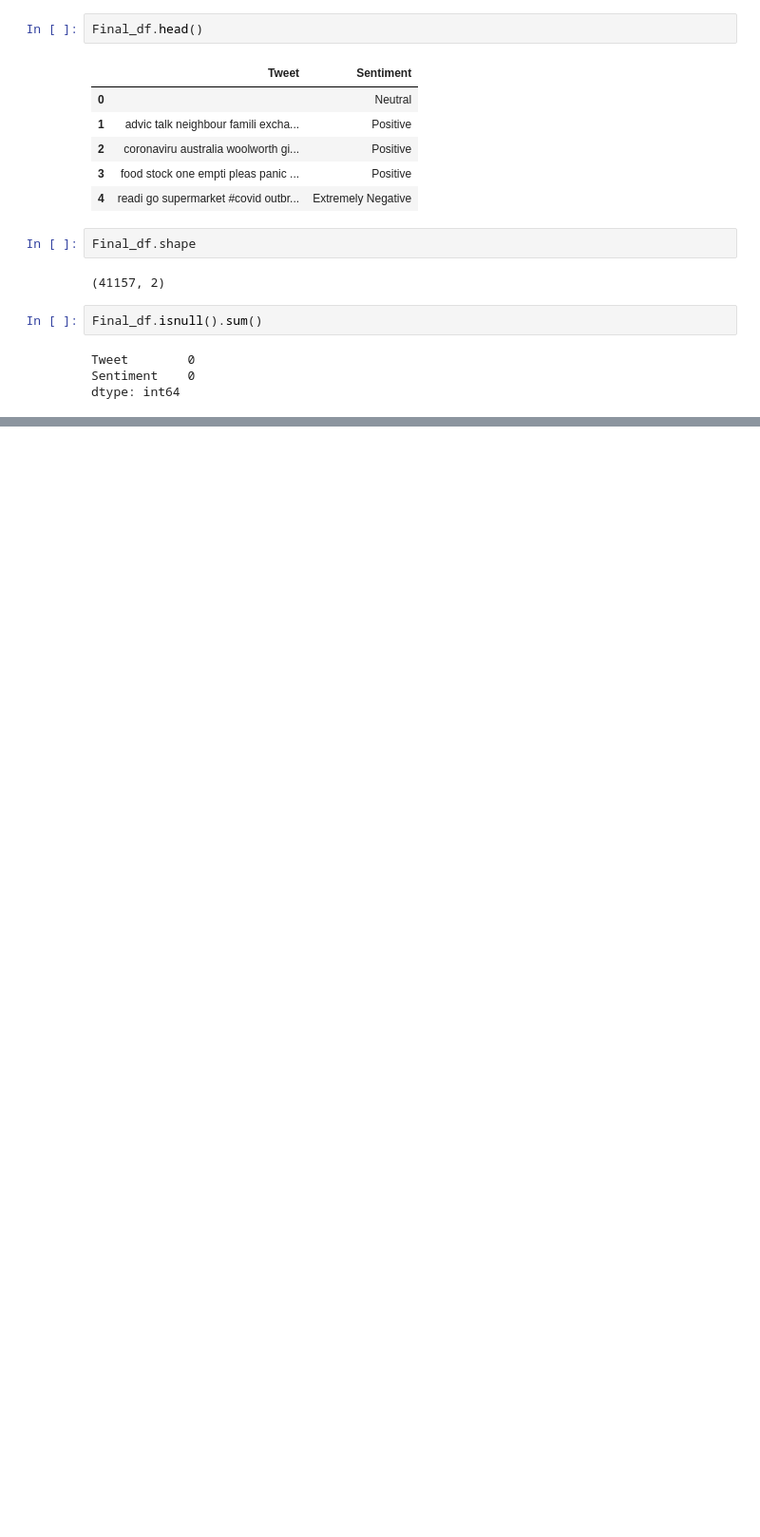
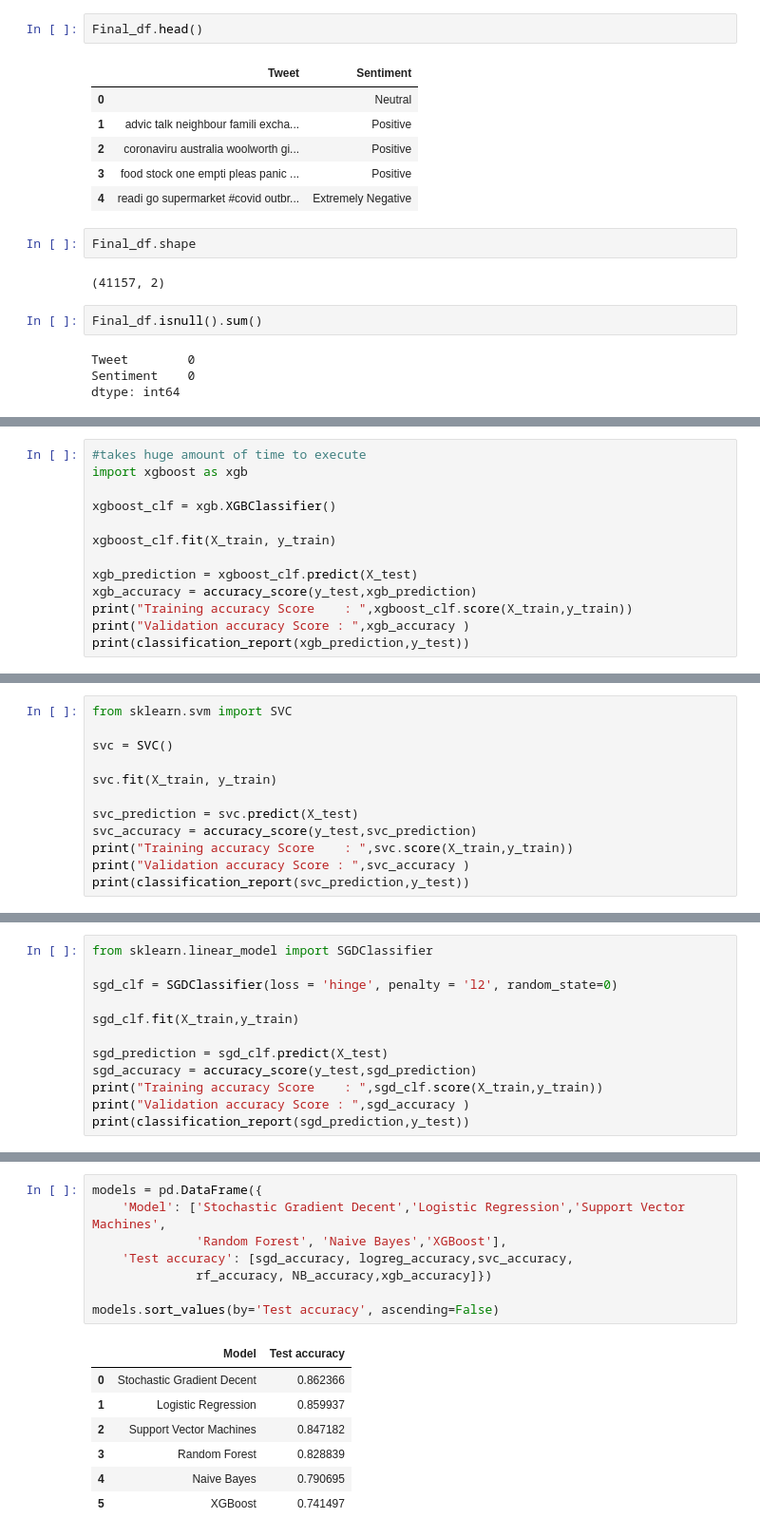
Before and after one commit to MOHD-TAUFIQUE/Classification-Project, a Jupyter notebook: Copy_of_Copy_of_Coronavirus_Tweet_Sentiment_Analysis_Capstone_Project.ipynb, the cells around one changed output, grey strips where cells are left out. Shown at 95% size. Drawn from its saved outputs; the diff is of its cells as text; blank space fills up the shorter version.

```diff
--- a/Copy_of_Copy_of_Coronavirus_Tweet_Sentiment_Analysis_Capstone_Project.ipynb
+++ b/Copy_of_Copy_of_Coronavirus_Tweet_Sentiment_Analysis_Capstone_Project.ipynb
@@ -514,0 +741,13 @@ dtype: int64
+# %%
+#takes huge amount of time to execute
+import xgboost as xgb
+
+xgboost_clf = xgb.XGBClassifier()
+
+xgboost_clf.fit(X_train, y_train)
+
+xgb_prediction = xgboost_clf.predict(X_test)
+xgb_accuracy = accuracy_score(y_test,xgb_prediction)
+print("Training accuracy Score    : ",xgboost_clf.score(X_train,y_train))
+print("Validation accuracy Score : ",xgb_accuracy )
+print(classification_report(xgb_prediction,y_test))
@@ -514,0 +765,12 @@ dtype: int64
+# %%
+from sklearn.svm import SVC
+
+svc = SVC()
+
+svc.fit(X_train, y_train)
+
+svc_prediction = svc.predict(X_test)
+svc_accuracy = accuracy_score(y_test,svc_prediction)
+print("Training accuracy Score    : ",svc.score(X_train,y_train))
+print("Validation accuracy Score : ",svc_accuracy )
+print(classification_report(svc_prediction,y_test))
@@ -514,0 +788,12 @@ dtype: int64
+# %%
+from sklearn.linear_model import SGDClassifier
+
+sgd_clf = SGDClassifier(loss = 'hinge', penalty = 'l2', random_state=0)
+
+sgd_clf.fit(X_train,y_train)
+
+sgd_prediction = sgd_clf.predict(X_test)
+sgd_accuracy = accuracy_score(y_test,sgd_prediction)
+print("Training accuracy Score    : ",sgd_clf.score(X_train,y_train))
+print("Validation accuracy Score : ",sgd_accuracy )
+print(classification_report(sgd_prediction,y_test))
@@ -514,0 +811,16 @@ dtype: int64
+# %%
+models = pd.DataFrame({
+    'Model': ['Stochastic Gradient Decent','Logistic Regression','Support Vector Machines',
+              'Random Forest', 'Naive Bayes','XGBoost'],
+    'Test accuracy': [sgd_accuracy, logreg_accuracy,svc_accuracy,
+              rf_accuracy, NB_accuracy,xgb_accuracy]})
+
+models.sort_values(by='Test accuracy', ascending=False)
+# %% [output]
+|  | Model | Test accuracy |
+| 0 | Stochastic Gradient Decent | 0.862366 |
+| 1 | Logistic Regression | 0.859937 |
+| 2 | Support Vector Machines | 0.847182 |
+| 3 | Random Forest | 0.828839 |
+| 4 | Naive Bayes | 0.790695 |
+| 5 | XGBoost | 0.741497 |
```
Also changed, not shown: parts of 34 cells of this notebook.
